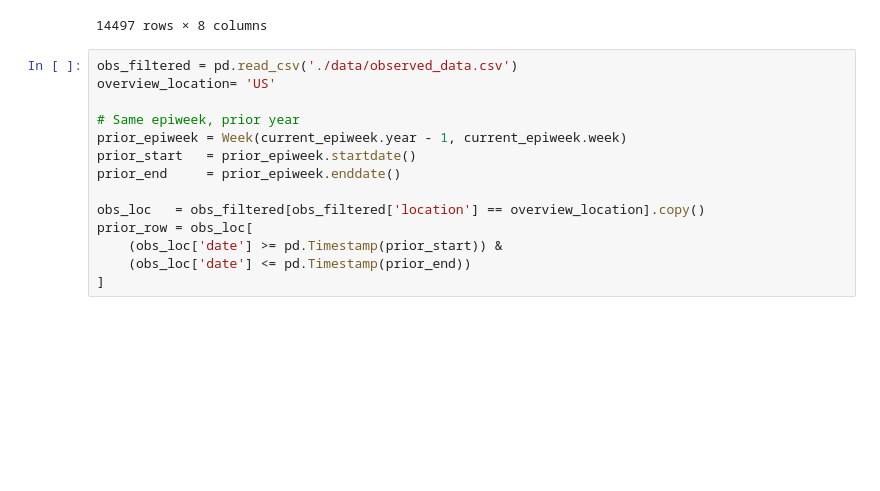
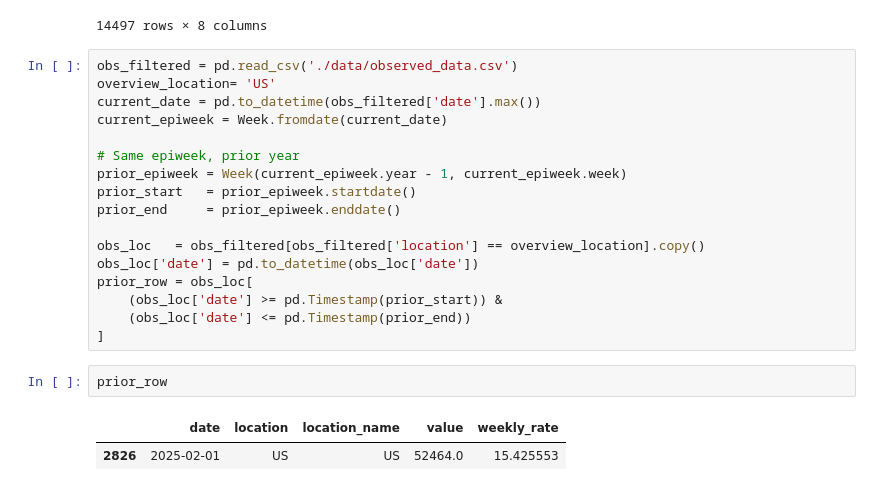
Before and after one commit to jessica-davis/epistorm-ensemble, a Jupyter notebook: debugging.ipynb, the cells around one changed output. Saved outputs shown, nothing was run; the diff lists cells and outputs as text; blank space fills up the shorter version.

```diff
--- a/debugging.ipynb
+++ b/debugging.ipynb
@@ -341,6 +341,8 @@ pd.read_csv('https://raw.githubusercontent.com/cdcepi/FluSight-forecast-hub/refs
 # %%
 obs_filtered = pd.read_csv('./data/observed_data.csv')
 overview_location= 'US'
+current_date = pd.to_datetime(obs_filtered['date'].max())
+current_epiweek = Week.fromdate(current_date)
 
 # Same epiweek, prior year
 prior_epiweek = Week(current_epiweek.year - 1, current_epiweek.week)
@@ -348,7 +350,13 @@ prior_start   = prior_epiweek.startdate()
 prior_end     = prior_epiweek.enddate()
 
 obs_loc   = obs_filtered[obs_filtered['location'] == overview_location].copy()
+obs_loc['date'] = pd.to_datetime(obs_loc['date'])
 prior_row = obs_loc[
     (obs_loc['date'] >= pd.Timestamp(prior_start)) &
     (obs_loc['date'] <= pd.Timestamp(prior_end))
 ]
+# %%
+prior_row
+# %% [output]
+|  | date | location | location_name | value | weekly_rate |
+| 2826 | 2025-02-01 | US | US | 52464.0 | 15.425553 |
```
Also changed, not shown: 1 other file.
